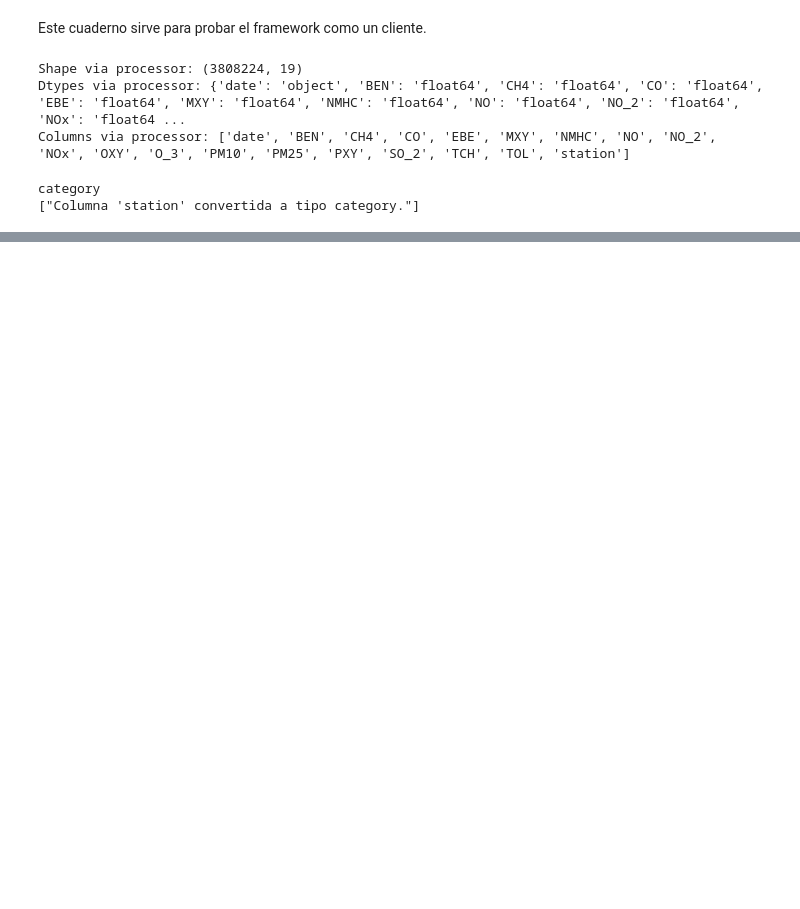
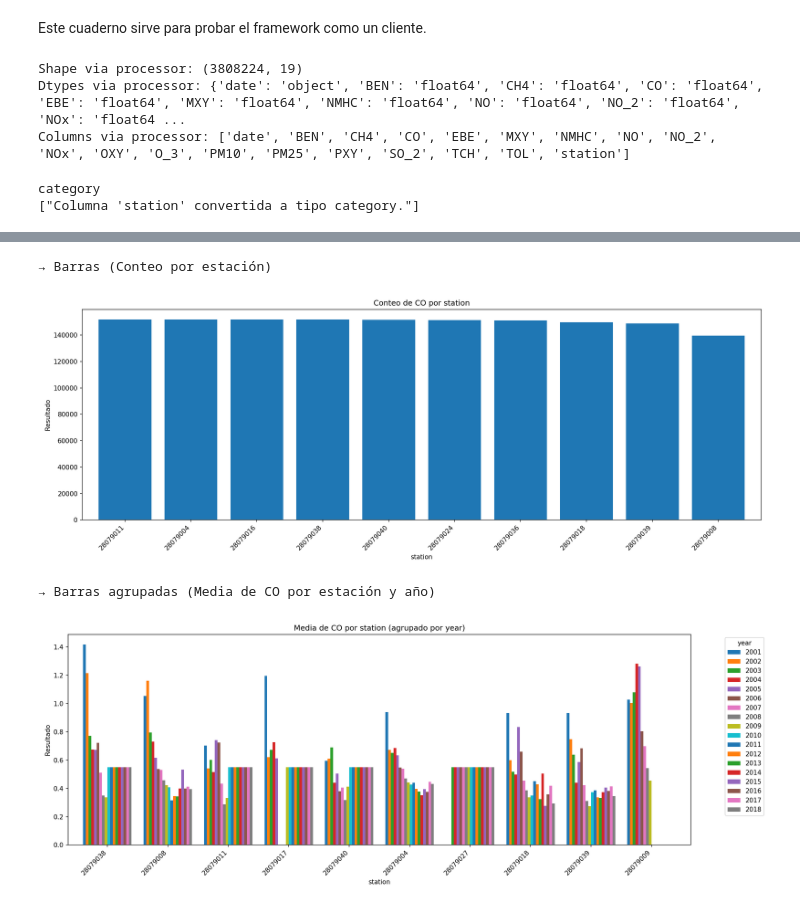
Before and after one commit to AinoaIglesias/ADM-II-Julio, a Jupyter notebook: pruebas.ipynb, the cells around one changed output, grey strips where cells are left out. Saved outputs shown, nothing was run; the diff lists cells and outputs as text; code cells hidden in the pictures; blank space fills up the shorter version.

Commit message:
strategys checked y cuaderno pruebas tarea

```diff
--- a/pruebas.ipynb
+++ b/pruebas.ipynb
@@ -199,0 +247,34 @@ Columns via processor: ['date', 'CO', 'NO', 'NO_2', 'NOx', 'O_3', 'PM10', 'SO_2'
+# %%
+#----------------------------------- IPlotStrategy
+#-------------------------------------------------
+# 1. BARRAS
+df_cleaned['year'] = df_cleaned['date'].dt.year.astype(str)
+
+# 7) Instancio estrategia de barras
+bar = BarChartStrategy()
+
+# 8) Barras normales (conteo por estación)
+img_count = bar.plot(
+    df_cleaned,
+    x_col='station',
+    y_col='CO',       # ignorado en 'Conteo'
+    agregacion='Conteo'
+)
+print("\n→ Barras (Conteo por estación)")
+display(Image(data=img_count))
+
+# 9) Barras agrupadas (media de CO por estación y año)
+img_grouped = bar.plot(
+    df_cleaned,
+    x_col='station',
+    y_col='CO',
+    agregacion='Media',
+    grupo='year'
+)
+print("\n→ Barras agrupadas (Media de CO por estación y año)")
+display(Image(data=img_grouped))
+# %% [output]
+→ Barras (Conteo por estación)
+[figure, added]
+→ Barras agrupadas (Media de CO por estación y año)
+[figure, added]
```
Also changed, not shown: parts of 21 cells of this notebook, 5 other files.
